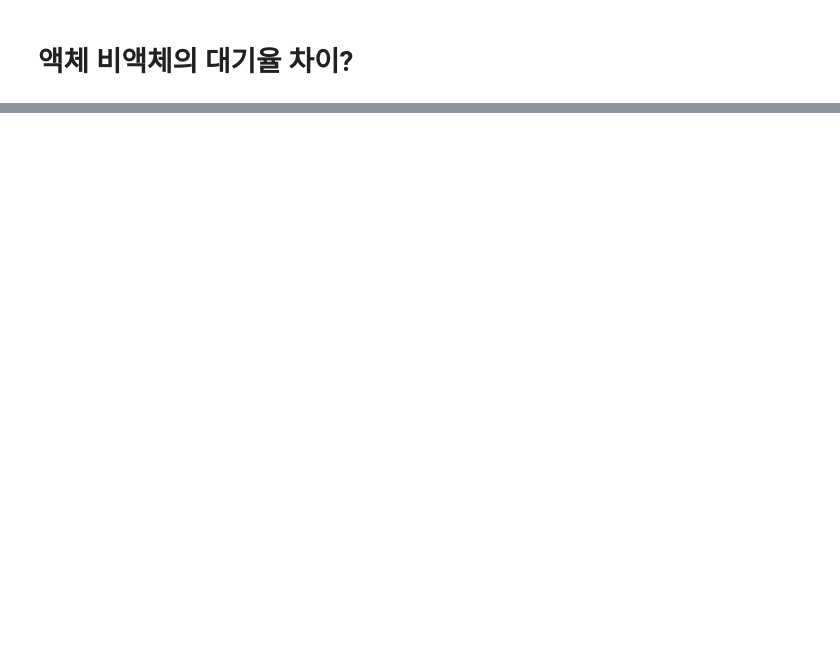
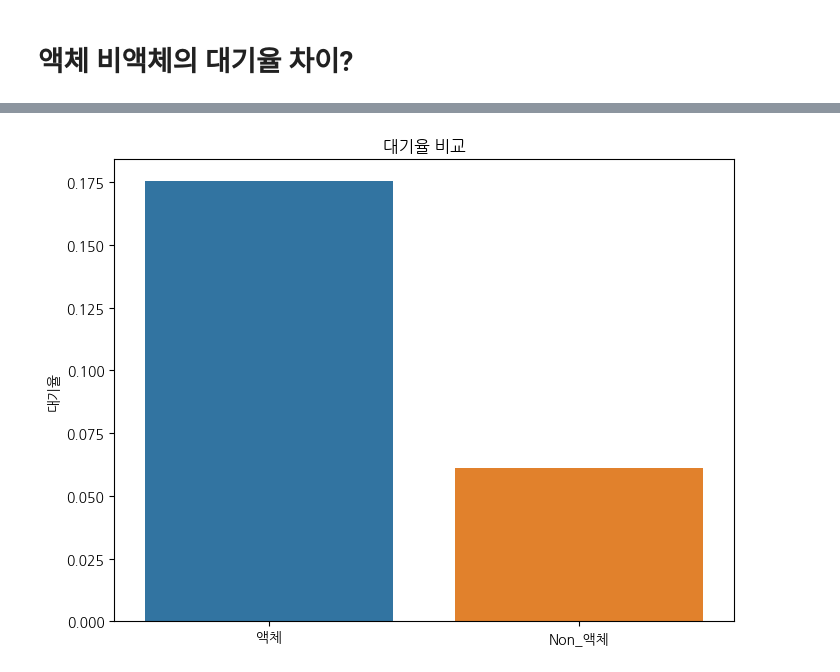
Before and after one commit to GyudongHan/Project_1, a Jupyter notebook: 프로젝트 3/(p)USN_Visualize.ipynb, the cells around one changed output, grey strips where cells are left out. Cells and saved outputs as stored; diff of their text form; code cells hidden in the pictures; blank space fills up the shorter version.

```diff
--- a/프로젝트 3/(p)USN_Visualize.ipynb
+++ b/프로젝트 3/(p)USN_Visualize.ipynb
@@ -244,0 +263,28 @@ plt.show()
+# %%
+# 필터링할 선박 용도 리스트
+selected_ship_types = ['석유제품 운반선', '케미칼 운반선', 'LPG 운반선', '일반화물선', '풀컨테이너선', '견인용예선', '기타 유조선', '급유선', '자동차운반선']
+
+# 선박 용도가 필터링한 리스트에 속하는 행만 추출
+filtered_df = df[df['선박용도'].isin(selected_ship_types)]
+# %%
+import pandas as pd
+import matplotlib.pyplot as plt
+import seaborn as sns
+
+# 조건에 따라 데이터 분리
+condition = filtered_df['선박용도'].isin(['석유제품 운반선', '케미칼 운반선', '기타 유조선', 'LPG 운반선', '원유운반선', '케미칼가스 운반선', 'LNG 운반선'])
+selected_rows = filtered_df[condition]
+non_selected_rows = filtered_df[~condition]
+
+# 각각의 평균 계산
+selected_mean = selected_rows['대기율'].mean()
+non_selected_mean = non_selected_rows['대기율'].mean()
+
+# 시각화
+plt.figure(figsize=(8, 6))
+sns.barplot(x=['액체', 'Non_액체'], y=[selected_mean, non_selected_mean])
+plt.title('대기율 비교')
+plt.ylabel('대기율')
+plt.show()
+# %% [output]
+[figure, added]
```
Also changed, not shown: parts of 40 cells of this notebook, 2 other files.
